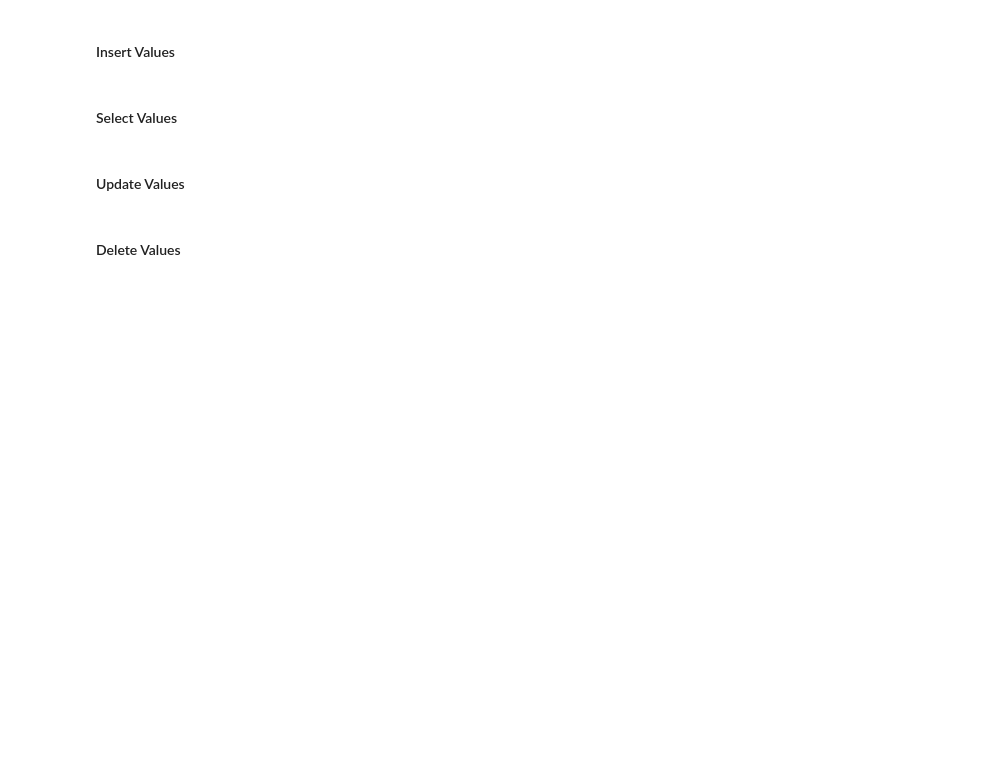
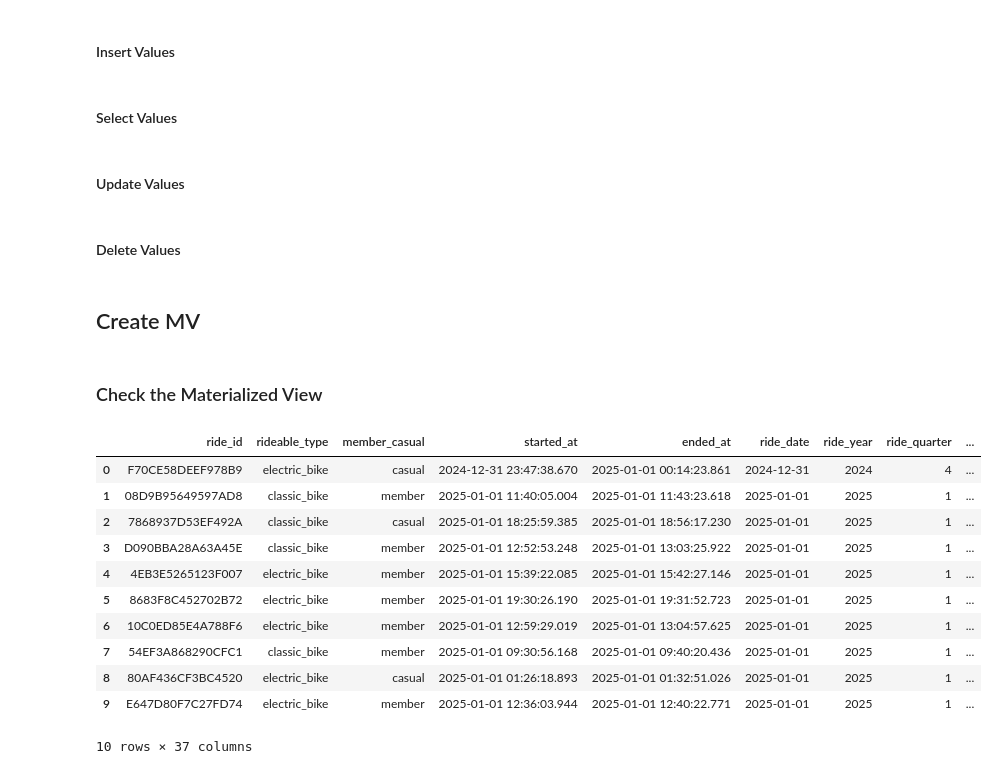
Before and after one commit to VahYavryan/citibike_project, a Jupyter notebook: notebook/06_sqlalchemy_with_citibike.ipynb, the cells around one changed output. Cells and saved outputs as stored; diff of their text form; code cells hidden in the pictures; blank space fills up the shorter version.

```diff
--- a/notebook/06_sqlalchemy_with_citibike.ipynb
+++ b/notebook/06_sqlalchemy_with_citibike.ipynb
@@ -807,3 +804,5 @@ with engine.connect() as conn:
     result = conn.execute(select(people))
     for row in result.fetchall():
         print(row)
+# %% [markdown]
+## Create MV
@@ -809,0 +965,26 @@ with engine.connect() as conn:
+# %% [markdown]
+### Check the Materialized View
+# %%
+query = """
+SELECT *
+FROM mv_tableau_citibike_dashboard
+LIMIT 10;
+"""
+
+pd.read_sql(
+    query,
+    con=engine
+)
+# %% [output]
+|  | ride_id | rideable_type | member_casual | started_at | ended_at | ride_date | ride_year | ride_quarter | ... |
+| 0 | F70CE58DEEF978B9 | electric_bike | casual | 2024-12-31 23:47:38.670 | 2025-01-01 00:14:23.861 | 2024-12-31 | 2024 | 4 | ... |
+| 1 | 08D9B95649597AD8 | classic_bike | member | 2025-01-01 11:40:05.004 | 2025-01-01 11:43:23.618 | 2025-01-01 | 2025 | 1 | ... |
+| 2 | 7868937D53EF492A | classic_bike | casual | 2025-01-01 18:25:59.385 | 2025-01-01 18:56:17.230 | 2025-01-01 | 2025 | 1 | ... |
+| 3 | D090BBA28A63A45E | classic_bike | member | 2025-01-01 12:52:53.248 | 2025-01-01 13:03:25.922 | 2025-01-01 | 2025 | 1 | ... |
+| 4 | 4EB3E5265123F007 | electric_bike | member | 2025-01-01 15:39:22.085 | 2025-01-01 15:42:27.146 | 2025-01-01 | 2025 | 1 | ... |
+| 5 | 8683F8C452702B72 | electric_bike | member | 2025-01-01 19:30:26.190 | 2025-01-01 19:31:52.723 | 2025-01-01 | 2025 | 1 | ... |
+| 6 | 10C0ED85E4A788F6 | electric_bike | member | 2025-01-01 12:59:29.019 | 2025-01-01 13:04:57.625 | 2025-01-01 | 2025 | 1 | ... |
+| 7 | 54EF3A868290CFC1 | classic_bike | member | 2025-01-01 09:30:56.168 | 2025-01-01 09:40:20.436 | 2025-01-01 | 2025 | 1 | ... |
+| 8 | 80AF436CF3BC4520 | electric_bike | casual | 2025-01-01 01:26:18.893 | 2025-01-01 01:32:51.026 | 2025-01-01 | 2025 | 1 | ... |
+| 9 | E647D80F7C27FD74 | electric_bike | member | 2025-01-01 12:36:03.944 | 2025-01-01 12:40:22.771 | 2025-01-01 | 2025 | 1 | ... |
+10 rows × 37 columns
```
Also changed, not shown: parts of 20 cells of this notebook.
